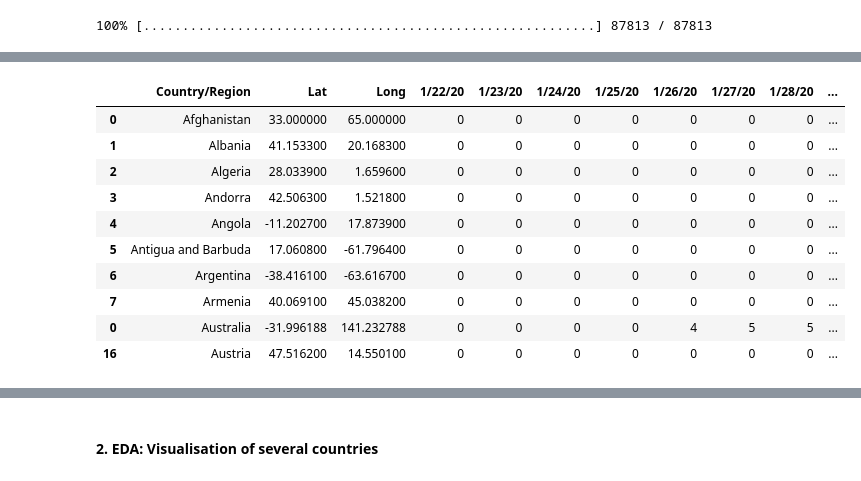
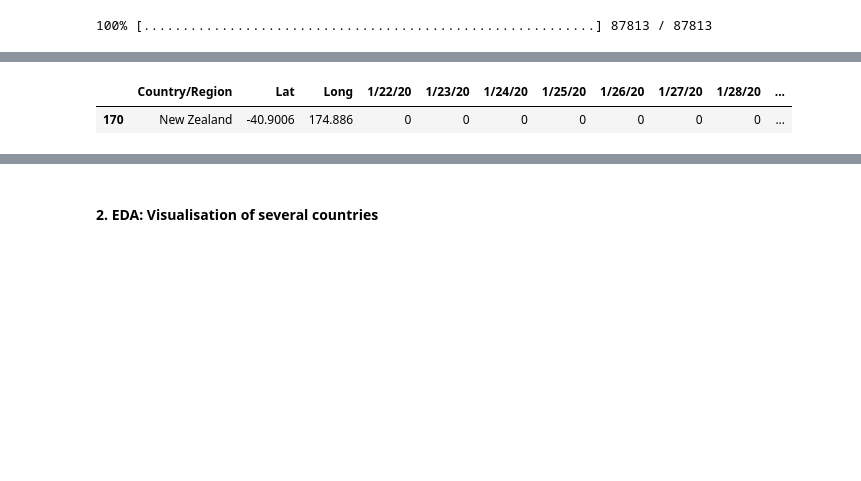
Before and after one commit to j-greggazz/Kaggle, a Jupyter notebook: covid_19/notebooks/0. Save and update datasets.ipynb, the cells around one changed output, grey strips where cells are left out. Drawn from its saved outputs; the diff is of its cells as text; code cells hidden in the pictures; blank space fills up the shorter version.

```diff
--- a/covid_19/notebooks/0. Save and update datasets.ipynb
+++ b/covid_19/notebooks/0. Save and update datasets.ipynb
@@ -35,6 +35,9 @@ warnings.filterwarnings('ignore')
 dataPath = '../data/'
 pd.set_option('display.max_columns', None)
 from IPython.display import HTML
+
+pd.set_option('display.max_columns', None)
+pd.set_option('display.max_rows', None)
 # %% [markdown]
 #### 0. Functions
 - Run below cell once
@@ -364,15 +388,5 @@ cases_sum_df.columns[3:].tolist()
 # %%
-cases_sum_df = create_aggregates_dataframe(conf_df)
-cases_sum_df.head(10)
+cases_sum_df[cases_sum_df['Country/Region'] == 'New Zealand'].head()
 # %% [output]
 |  | Country/Region | Lat | Long | 1/22/20 | 1/23/20 | 1/24/20 | 1/25/20 | 1/26/20 | 1/27/20 | 1/28/20 | ... |
-| 0 | Afghanistan | 33.000000 | 65.000000 | 0 | 0 | 0 | 0 | 0 | 0 | 0 | ... |
-| 1 | Albania | 41.153300 | 20.168300 | 0 | 0 | 0 | 0 | 0 | 0 | 0 | ... |
-| 2 | Algeria | 28.033900 | 1.659600 | 0 | 0 | 0 | 0 | 0 | 0 | 0 | ... |
-| 3 | Andorra | 42.506300 | 1.521800 | 0 | 0 | 0 | 0 | 0 | 0 | 0 | ... |
-| 4 | Angola | -11.202700 | 17.873900 | 0 | 0 | 0 | 0 | 0 | 0 | 0 | ... |
-| 5 | Antigua and Barbuda | 17.060800 | -61.796400 | 0 | 0 | 0 | 0 | 0 | 0 | 0 | ... |
-| 6 | Argentina | -38.416100 | -63.616700 | 0 | 0 | 0 | 0 | 0 | 0 | 0 | ... |
-| 7 | Armenia | 40.069100 | 45.038200 | 0 | 0 | 0 | 0 | 0 | 0 | 0 | ... |
-| 0 | Australia | -31.996188 | 141.232788 | 0 | 0 | 0 | 0 | 4 | 5 | 5 | ... |
-| 16 | Austria | 47.516200 | 14.550100 | 0 | 0 | 0 | 0 | 0 | 0 | 0 | ... |
+| 170 | New Zealand | -40.9006 | 174.886 | 0 | 0 | 0 | 0 | 0 | 0 | 0 | ... |
```
Also changed, not shown: parts of 14 cells of this notebook.
